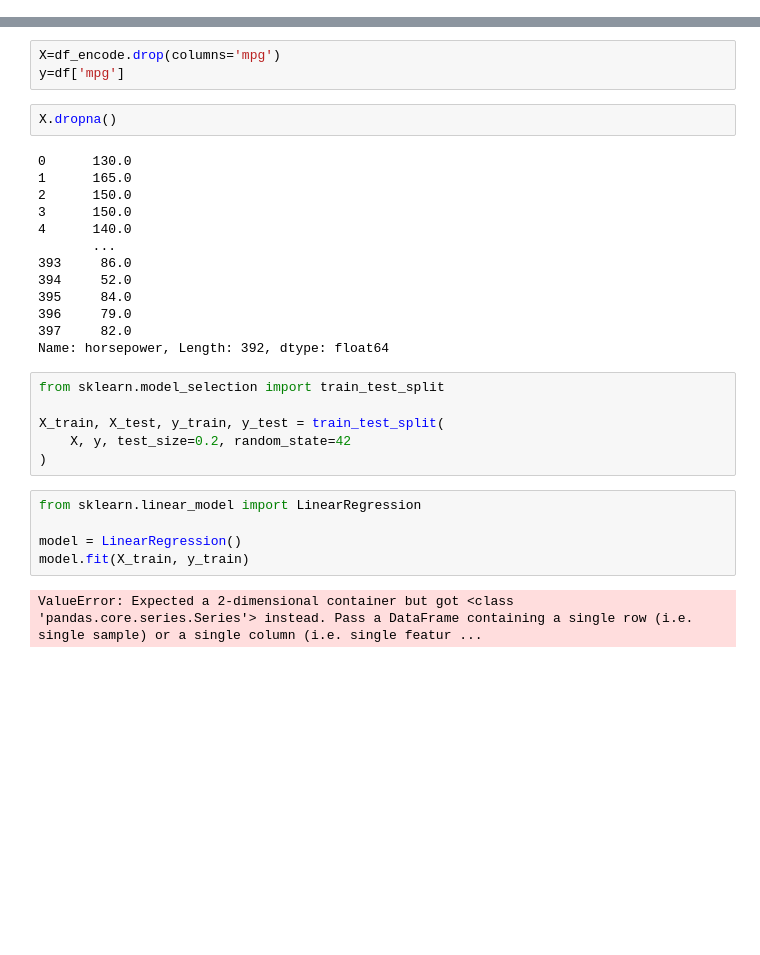
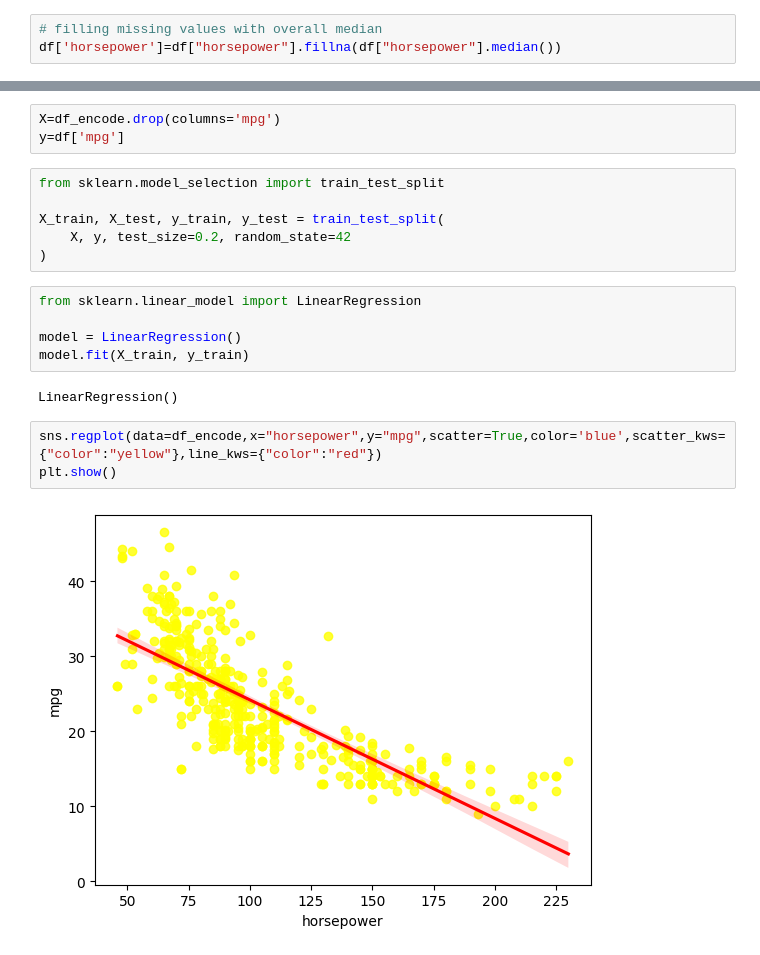
Before and after one commit to mrrendex2006/machine-learning-from-scratch, a Jupyter notebook: 01_linear_regression/miles_per_gallon.ipynb, the cells around one changed output, grey strips where cells are left out. Drawn from its saved outputs; the diff is of its cells as text; blank space fills up the shorter version.

```diff
--- a/01_linear_regression/miles_per_gallon.ipynb
+++ b/01_linear_regression/miles_per_gallon.ipynb
@@ -61,3 +61,6 @@ model_year      0
 origin          0
 name            0
 dtype: int64
+# %%
+# filling missing values with overall median
+df['horsepower']=df["horsepower"].fillna(df["horsepower"].median())
@@ -66,21 +73,6 @@ df_encode=pd.get_dummies(df,drop_first=True)
 # %%
 X=df_encode.drop(columns='mpg')
 y=df['mpg']
-# %%
-X.dropna()
-# %% [output]
-0      130.0
-1      165.0
-2      150.0
-3      150.0
-4      140.0
-       ...
-393     86.0
-394     52.0
-395     84.0
-396     79.0
-397     82.0
-Name: horsepower, Length: 392, dtype: float64
 # %%
 from sklearn.model_selection import train_test_split
 
@@ -93,4 +85,9 @@ from sklearn.linear_model import LinearRegression
 model = LinearRegression()
 model.fit(X_train, y_train)
 # %% [output]
-ValueError: Expected a 2-dimensional container but got <class 'pandas.core.series.Series'> instead. Pass a DataFrame containing a single row (i.e. single sample) or a single column (i.e. single featur ...
+LinearRegression()
+# %%
+sns.regplot(data=df_encode,x="horsepower",y="mpg",scatter=True,color='blue',scatter_kws={"color":"yellow"},line_kws={"color":"red"})
+plt.show()
+# %% [output]
+[figure, added]
```
Also changed, not shown: parts of 4 cells of this notebook, 6 other files.
